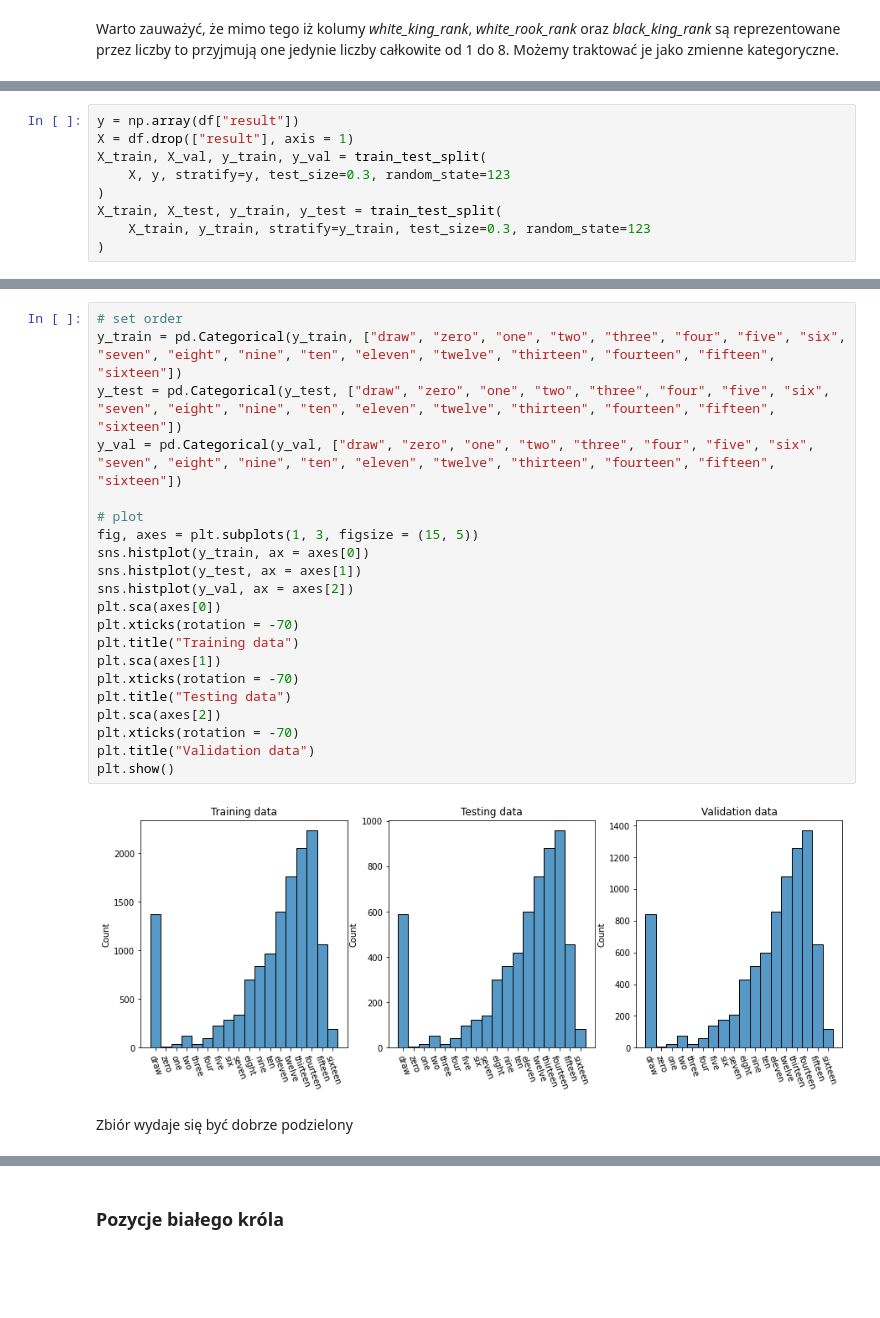
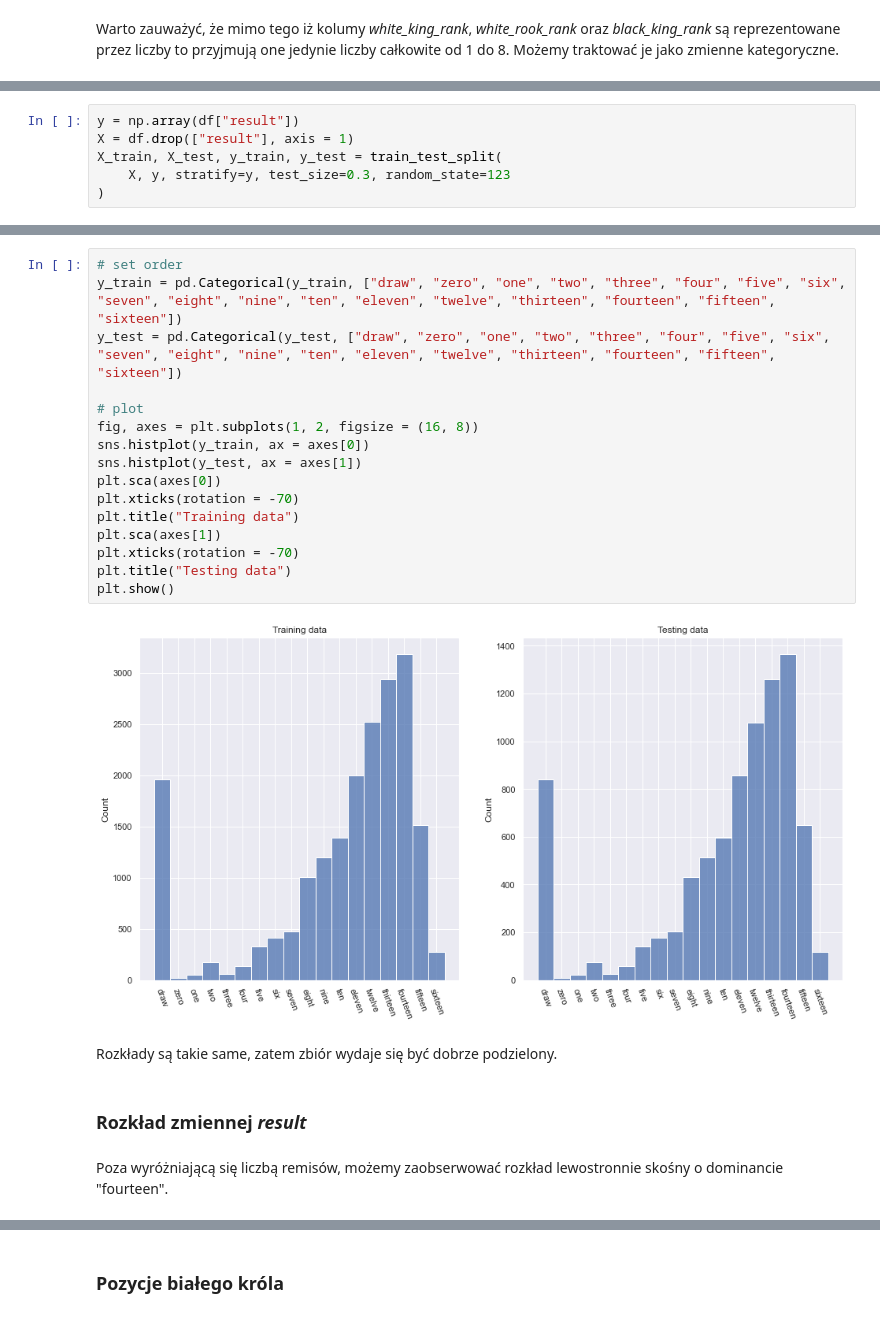
Before and after one commit to wi1lku/Introduction-to-machine-learning-, a Jupyter notebook: project1/Project1.ipynb, the cells around one changed output, grey strips where cells are left out. Drawn from its saved outputs; the diff is of its cells as text; blank space fills up the shorter version.

```diff
--- a/project1/Project1.ipynb
+++ b/project1/Project1.ipynb
@@ -83,12 +89,9 @@ Warto zauważyć, że mimo tego iż kolumy <i>white_king_rank</i>, <i>white_rook
 # %%
 y = np.array(df["result"])
 X = df.drop(["result"], axis = 1)
-X_train, X_val, y_train, y_val = train_test_split(
+X_train, X_test, y_train, y_test = train_test_split(
     X, y, stratify=y, test_size=0.3, random_state=123
 )
-X_train, X_test, y_train, y_test = train_test_split(
-    X_train, y_train, stratify=y_train, test_size=0.3, random_state=123
-)
 # %%
 X_train.head()
 # %% [output]
@@ -120,26 +119,25 @@ print(y_val.shape)
 # %%
 # set order
 y_train = pd.Categorical(y_train, ["draw", "zero", "one", "two", "three", "four", "five", "six", "seven", "eight", "nine", "ten", "eleven", "twelve", "thirteen", "fourteen", "fifteen", "sixteen"])
 y_test = pd.Categorical(y_test, ["draw", "zero", "one", "two", "three", "four", "five", "six", "seven", "eight", "nine", "ten", "eleven", "twelve", "thirteen", "fourteen", "fifteen", "sixteen"])
-y_val = pd.Categorical(y_val, ["draw", "zero", "one", "two", "three", "four", "five", "six", "seven", "eight", "nine", "ten", "eleven", "twelve", "thirteen", "fourteen", "fifteen", "sixteen"])
 
 # plot
-fig, axes = plt.subplots(1, 3, figsize = (15, 5))
+fig, axes = plt.subplots(1, 2, figsize = (16, 8))
 sns.histplot(y_train, ax = axes[0])
 sns.histplot(y_test, ax = axes[1])
-sns.histplot(y_val, ax = axes[2])
 plt.sca(axes[0])
 plt.xticks(rotation = -70)
 plt.title("Training data")
 plt.sca(axes[1])
 plt.xticks(rotation = -70)
 plt.title("Testing data")
-plt.sca(axes[2])
-plt.xticks(rotation = -70)
-plt.title("Validation data")
 plt.show()
 # %% [output]
-[figure, old version]
+[figure, new version]
 # %% [markdown]
-Zbiór wydaje się być dobrze podzielony
+Rozkłady są takie same, zatem zbiór wydaje się być dobrze podzielony.
+# %% [markdown]
+### Rozkład zmiennej <i>result</i>
+# %% [markdown]
+Poza wyróżniającą się liczbą remisów, możemy zaobserwować rozkład lewostronnie skośny o dominancie "fourteen".
 # %% [markdown]
```
Also changed, not shown: parts of 52 cells of this notebook.
